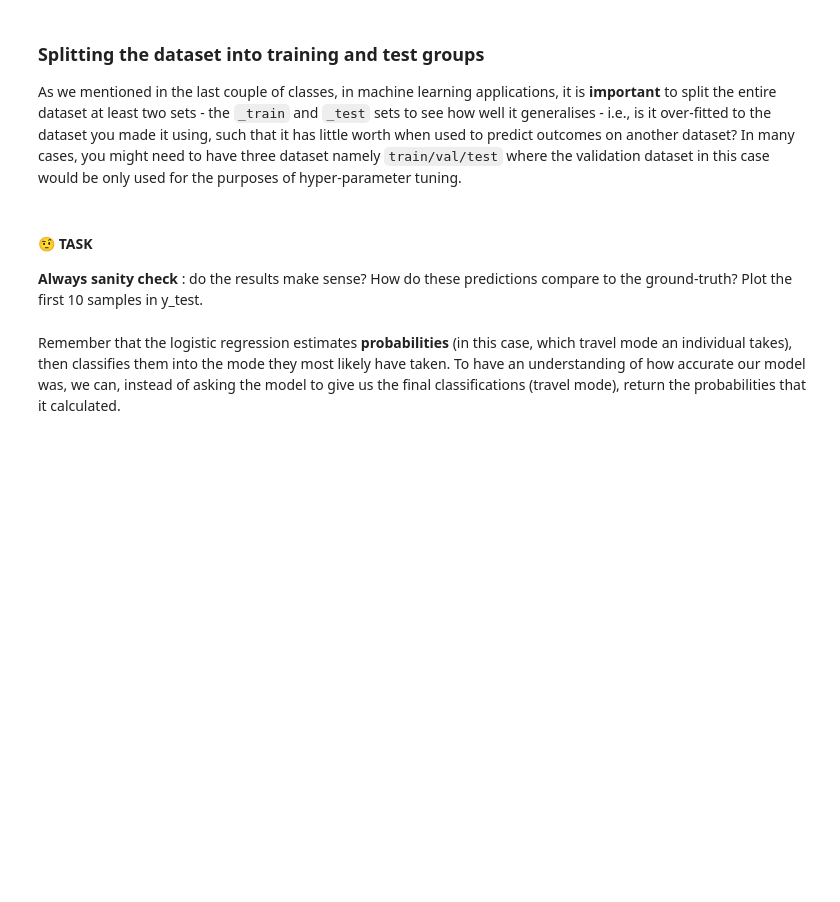
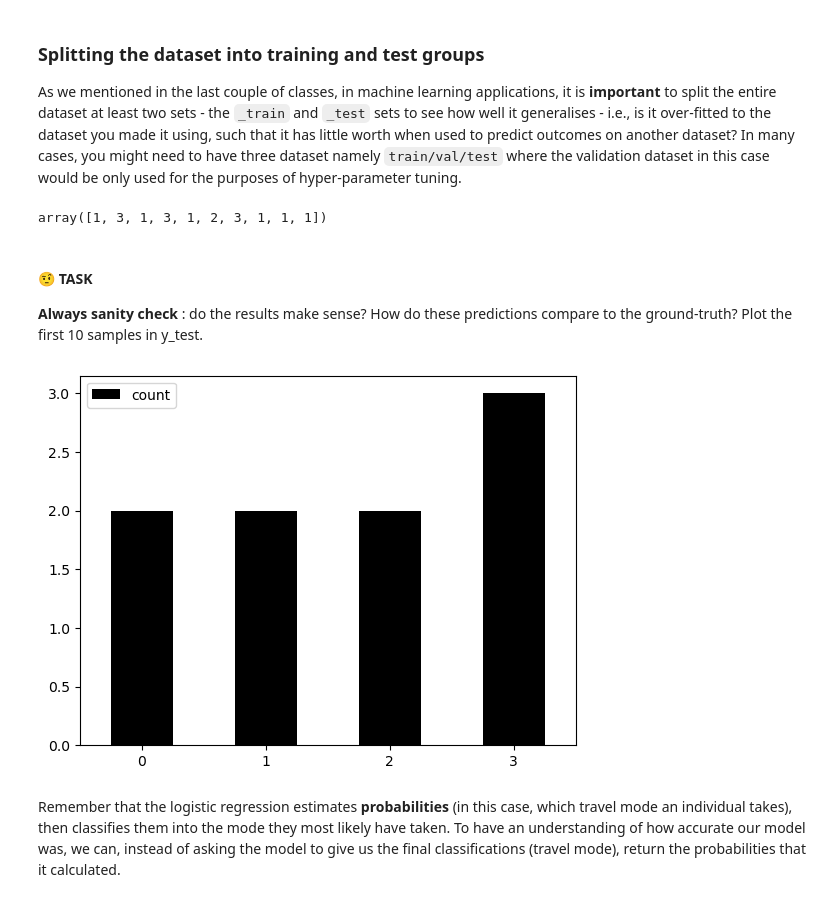
Before and after one commit to jihunnadi65/machine_learning_travel_mode_prediction, a Jupyter notebook: GEOG0115_Lab7 ML for Travel mode prediction (Questions).ipynb, the cells around one changed output. Cells and saved outputs as stored; diff of their text form; code cells hidden in the pictures; blank space fills up the shorter version.

Commit message:
end of practical

````diff
--- a/GEOG0115_Lab7 ML for Travel mode prediction (Questions).ipynb
+++ b/GEOG0115_Lab7 ML for Travel mode prediction (Questions).ipynb
@@ -73,4 +73,4 @@ Let's start with running a logistic regression as the baseline classifier. As a
 Note: The logistic regression function in ```sklearn``` implements regularized logistic regression to give a predicted output of 2 or more classes. Read more about it [here](https://scikit-learn.org/stable/modules/linear_model.html#logistic-regression) and [here](https://mlu-explain.github.io/logistic-regression/).
 # %%
 # let's read in the national travel survey data
-dft=pd.read_csv('Travel_Mode_Classification/nts_data.csv')
+dft=pd.read_csv('C://Users//jihun//Desktop//SGDS//GEOG0115 - Introduction to Social Data Science//Week 7//practical//Travel_Mode_Classification//nts_data.csv')
@@ -279,6 +432,8 @@ model.fit(X_train, y_train)
 #then tries to make a prediction using the test dataset's x-variables
 y_pred=model.predict(X_test)
 y_pred[0:10]
+# %% [output]
+array([1, 3, 1, 3, 1, 2, 3, 1, 1, 1])
 # %% [markdown]
 #### 🤨 TASK
 **Always sanity check** : do the results make sense? How do these predictions compare to the ground-truth? Plot the first 10 samples in y_test.
@@ -287,3 +440,9 @@ y_pred[0:10]
+# %%
+pd.DataFrame(y_test[1:10].value_counts(), index = [0, 1, 2, 3]).plot(kind='bar',color='black')
+plt.xticks(rotation=0)
+plt.show()
+# %% [output]
+[figure, added]
 # %% [markdown]
 Remember that the logistic regression estimates **probabilities** (in this case, which travel mode an individual takes), then classifies them into the mode they most likely have taken. To have an understanding of how accurate our model was, we can, instead of asking the model to give us the final classifications (travel mode), return the probabilities that it calculated.
 # %%
````
Also changed, not shown: parts of 42 cells of this notebook.
